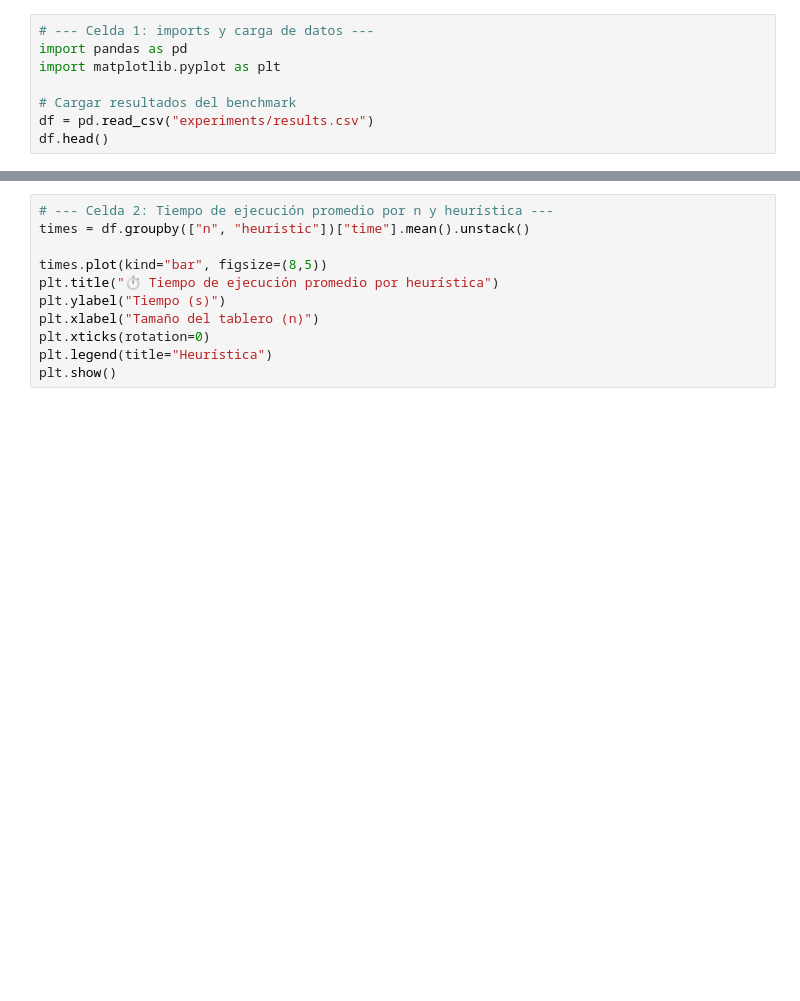
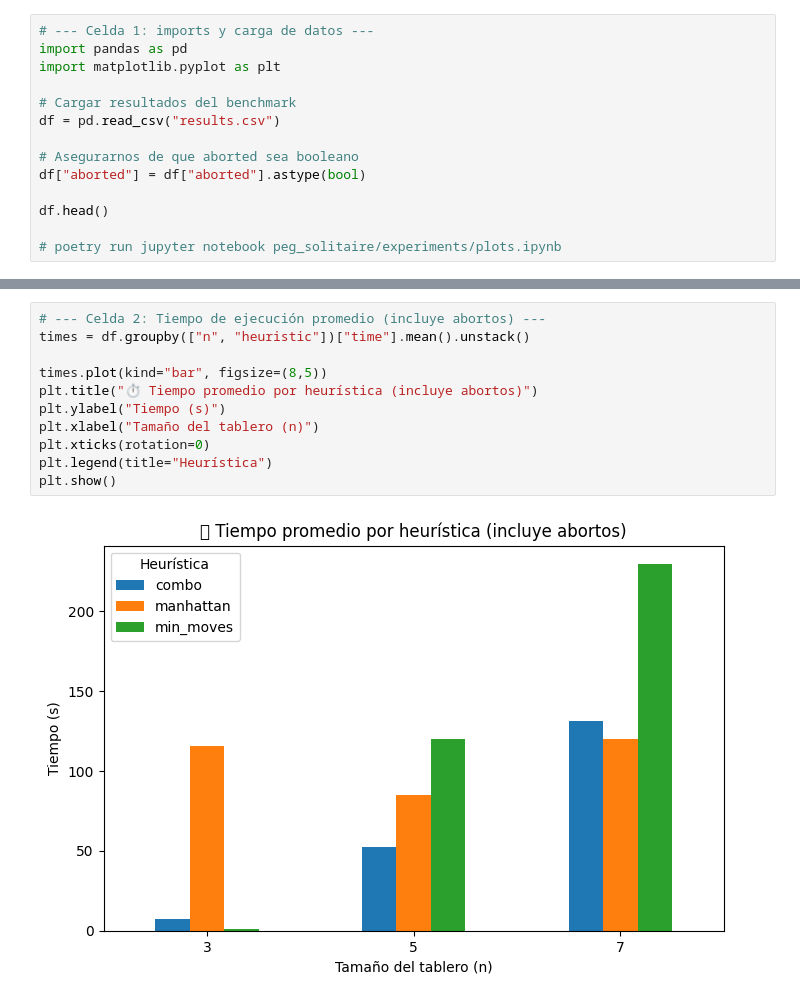
Before and after one commit to samvalverde/board-games-ai, a Jupyter notebook: peg_solitaire/experiments/plots.ipynb, the cells around one changed output, grey strips where cells are left out. Saved outputs shown, nothing was run; the diff lists cells and outputs as text; blank space fills up the shorter version.

```diff
--- a/peg_solitaire/experiments/plots.ipynb
+++ b/peg_solitaire/experiments/plots.ipynb
@@ -4,5 +4,11 @@ import pandas as pd
 import matplotlib.pyplot as plt
 
 # Cargar resultados del benchmark
-df = pd.read_csv("experiments/results.csv")
+df = pd.read_csv("results.csv")
+
+# Asegurarnos de que aborted sea booleano
+df["aborted"] = df["aborted"].astype(bool)
+
 df.head()
+
+# poetry run jupyter notebook peg_solitaire/experiments/plots.ipynb
@@ -9,12 +22,14 @@ df.head()
 # %%
-# --- Celda 2: Tiempo de ejecución promedio por n y heurística ---
+# --- Celda 2: Tiempo de ejecución promedio (incluye abortos) ---
 times = df.groupby(["n", "heuristic"])["time"].mean().unstack()
 
 times.plot(kind="bar", figsize=(8,5))
-plt.title("⏱ Tiempo de ejecución promedio por heurística")
+plt.title("⏱ Tiempo promedio por heurística (incluye abortos)")
 plt.ylabel("Tiempo (s)")
 plt.xlabel("Tamaño del tablero (n)")
 plt.xticks(rotation=0)
 plt.legend(title="Heurística")
 plt.show()
+# %% [output]
+[figure, added]
 # %%
```
Also changed, not shown: parts of 5 cells of this notebook, 5 other files.
